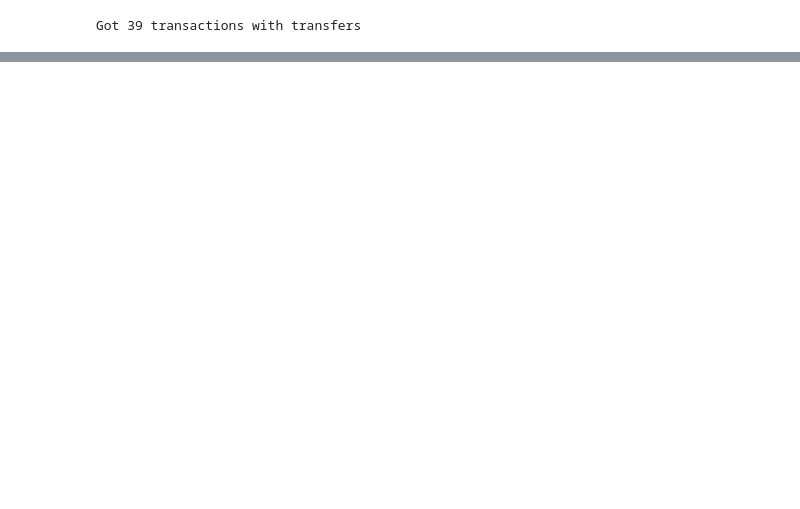
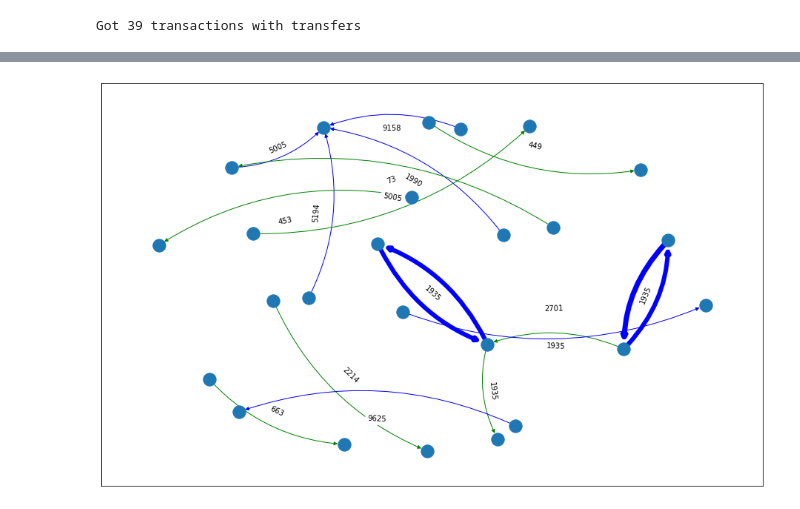
Before and after one commit to cryptoassetanalyticsnet/CAA-TheWebConf2022, a Jupyter notebook: 03_NFT_wash_trading.ipynb, the cells around one changed output, grey strips where cells are left out. Drawn from its saved outputs; the diff is of its cells as text; code cells hidden in the pictures; blank space fills up the shorter version.

```diff
--- a/03_NFT_wash_trading.ipynb
+++ b/03_NFT_wash_trading.ipynb
@@ -91,18 +121,23 @@ pd.DataFrame(transferLogs)
 # %%
-ordersMatchedTopic = "0xc4109843e0b7d514e4c093114b863f8e7d8d9a458c372cd51bfe526b588006c9"
-ordersMatchedEvents = []
-transferTopic = "0xddf252ad1be2c89b69c2b068fc378daa952ba7f163c4a11628f55a4df523b3ef"
-transferEvents = []
-for txHash in txHashList:
-    receipt = w3.eth.get_transaction_receipt(txHash)
-    logs = receipt.logs
-    for log in logs:
-        topics = log.topics
-        eventType = topics[0].hex()
-        if eventType == ordersMatchedTopic:
-            ordersMatchedEvents.append(log)
-        elif (eventType == transferTopic) & (len(topics) == 4):
-            transferEvents.append({"from":topics[1].hex(), "to":topics[2].hex(), "NFTid":topics[3].hex()})
+import networkx as nx
+G = nx.from_pandas_edgelist(df=transfersGrouped,
+                            source="from", target="to",
+                            edge_attr=["count","tokenId", "type"],
+                            create_using=nx.DiGraph)
 # %%
-pd.DataFrame(transferEvents)
+# Draw nodes and edges
+import matplotlib.pyplot as plt
+
+labels = nx.get_edge_attributes(G, 'tokenId')
+widths = nx.get_edge_attributes(G, 'count').values()
+colors = nx.get_edge_attributes(G, 'type').values()
+colors = ["b" if color == "sale" else "g" for color in colors]
+
+pos=nx.spring_layout(G, k=2, iterations=100, seed=5)
+
+plt.figure(1,figsize=(16,10))
+nx.draw_networkx_nodes(G, pos)
+nx.draw_networkx_edges(G, pos, connectionstyle="arc3,rad=0.2", width=list(widths), edge_color=colors)
+nx.draw_networkx_edge_labels(G, pos, edge_labels=labels)
+plt.show()
 # %% [output]
@@ -125,0 +144 @@ pd.DataFrame(transferEvents)
+[figure, added]
```
Also changed, not shown: parts of 20 cells of this notebook, 3 other files.
